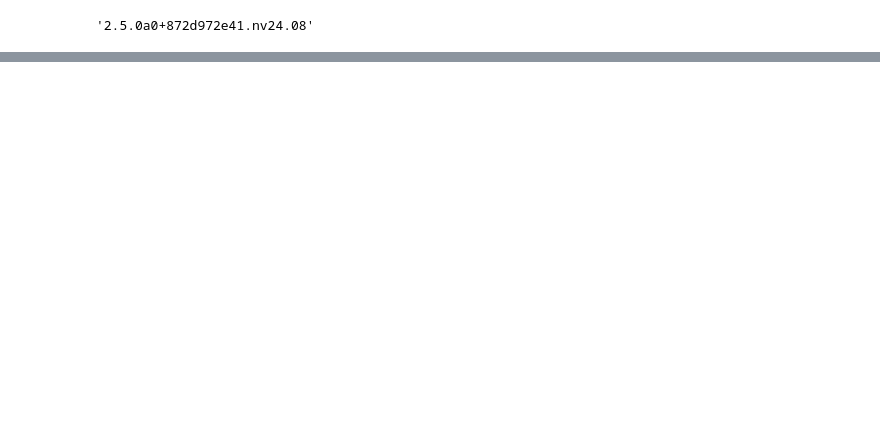
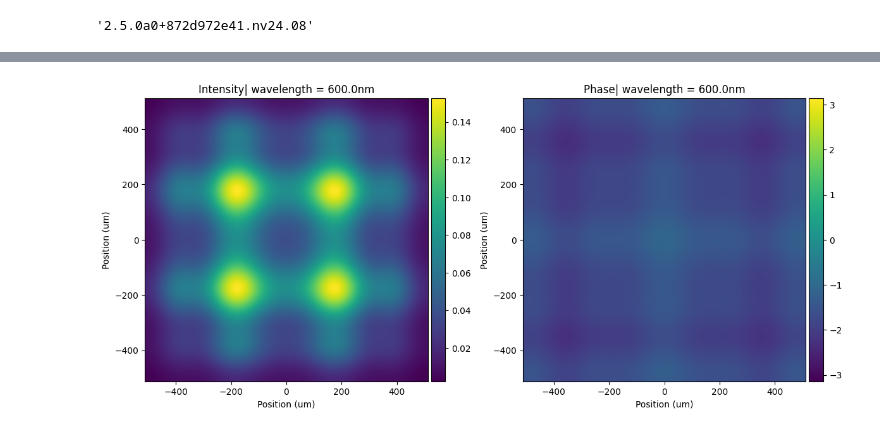
Before and after one commit to sihan-shao/LightPorpTorch, a Jupyter notebook: test_propagator.ipynb, the cells around one changed output, grey strips where cells are left out. Cells and saved outputs as stored; diff of their text form; code cells hidden in the pictures; blank space fills up the shorter version.

```diff
--- a/test_propagator.ipynb
+++ b/test_propagator.ipynb
@@ -108,0 +109,14 @@ field_propagated_fresnel.visualize(figsize=(12, 12), wavelength=600*nm,flag_axis
+# %%
+prop = BluesteinFresnelPropagator(z_distance=300 * mm)
+# %%
+field_propagated_czt = prop.forward(
+    field = field_input,
+    outputHeight=512,
+	outputWidth=512,
+	outputPixel_dx=2*um,
+	outputPixel_dy=2*um,
+)
+# %%
+field_propagated_czt.visualize(figsize=(12, 12), wavelength=600*nm,flag_axis=True, intensity=True)
+# %% [output]
+[figure, added]
```
Also changed, not shown: parts of 10 cells of this notebook, 4 other files.
